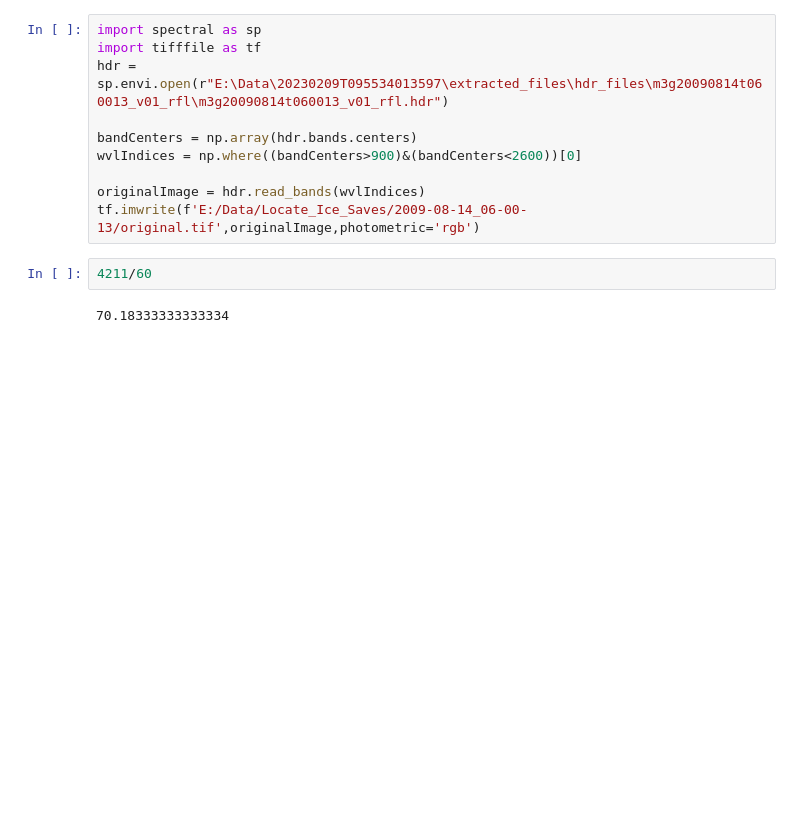
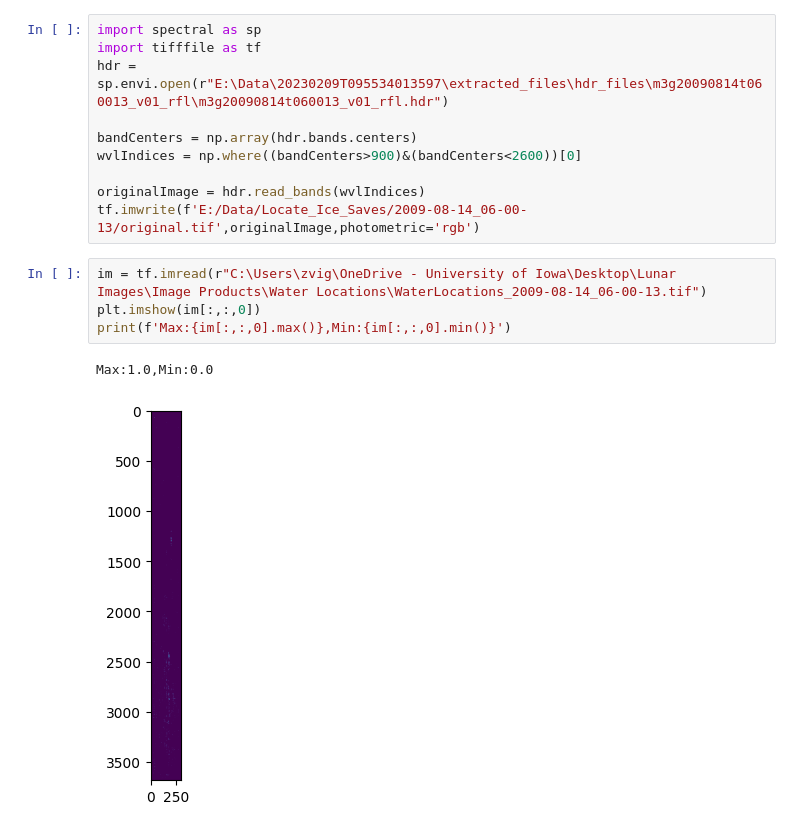
Before and after one commit to z-vig/M3_Pro, a Jupyter notebook: testing.ipynb, the cells around one changed output. Cells and saved outputs as stored; diff of their text form; blank space fills up the shorter version.

```diff
--- a/testing.ipynb
+++ b/testing.ipynb
@@ -332,7 +332,10 @@ wvlIndices = np.where((bandCenters>900)&(bandCenters<2600))[0]
 
 originalImage = hdr.read_bands(wvlIndices)
 tf.imwrite(f'E:/Data/Locate_Ice_Saves/2009-08-14_06-00-13/original.tif',originalImage,photometric='rgb')
-# %%
-4211/60
-# %% [output]
-70.18333333333334
+# %%
+im = tf.imread(r"C:\Users\zvig\OneDrive - University of Iowa\Desktop\Lunar Images\Image Products\Water Locations\WaterLocations_2009-08-14_06-00-13.tif")
+plt.imshow(im[:,:,0])
+print(f'Max:{im[:,:,0].max()},Min:{im[:,:,0].min()}')
+# %% [output]
+Max:1.0,Min:0.0
+[figure, added]
```
Also changed, not shown: parts of 2 cells of this notebook, 1 other file.
